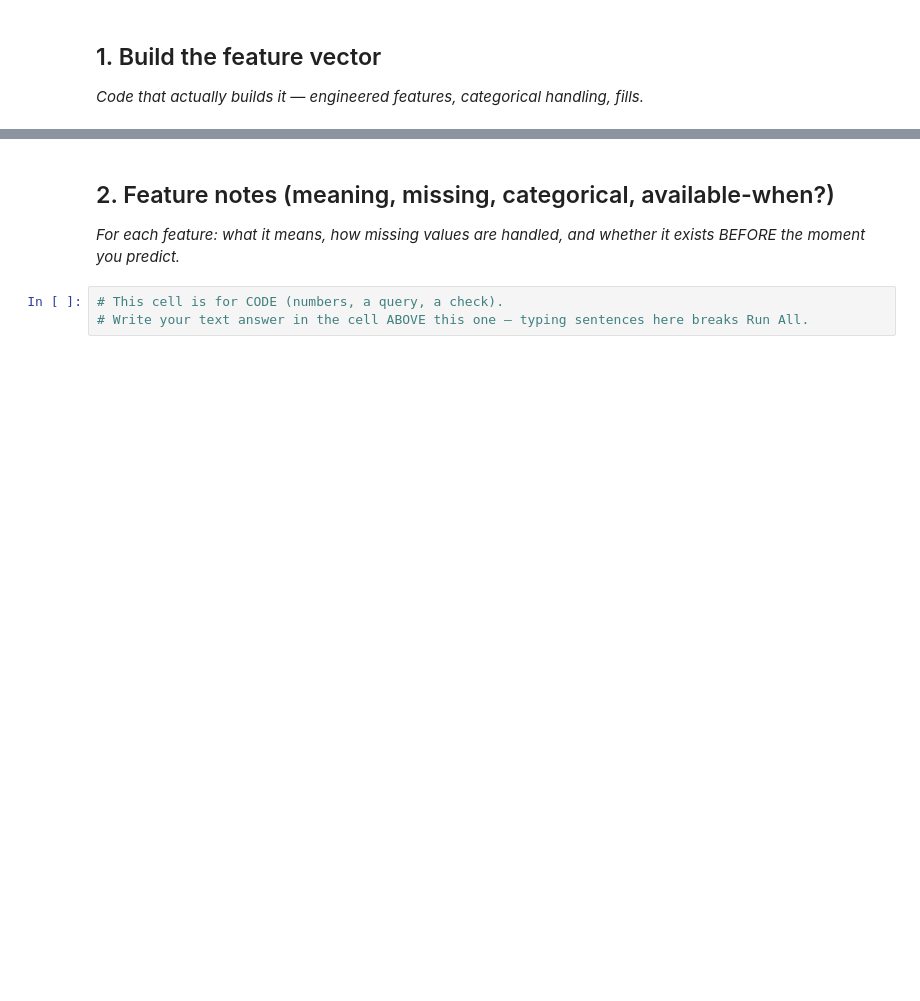
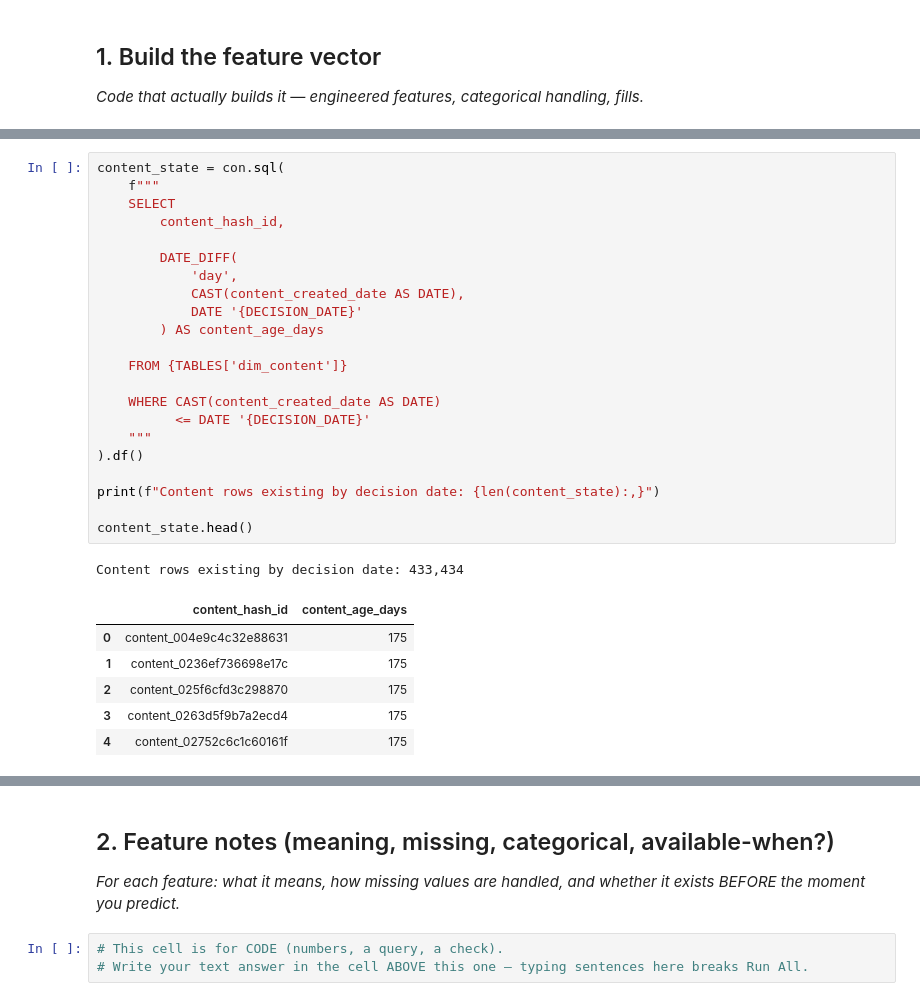
Before and after one commit to jawad-ahmed-developer/flyRank_Internship_Tasks, a Jupyter notebook: work/notebooks/w03_feature_leakage_check.ipynb, the cells around one changed output, grey strips where cells are left out. Cells and saved outputs as stored; diff of their text form; blank space fills up the shorter version.

```diff
--- a/work/notebooks/w03_feature_leakage_check.ipynb
+++ b/work/notebooks/w03_feature_leakage_check.ipynb
@@ -190,0 +188,30 @@ Candidate bindings: "content_created_date", "content_updated_date", "content_typ
+# %%
+content_state = con.sql(
+    f"""
+    SELECT
+        content_hash_id,
+
+        DATE_DIFF(
+            'day',
+            CAST(content_created_date AS DATE),
+            DATE '{DECISION_DATE}'
+        ) AS content_age_days
+
+    FROM {TABLES['dim_content']}
+
+    WHERE CAST(content_created_date AS DATE)
+          <= DATE '{DECISION_DATE}'
+    """
+).df()
+
+print(f"Content rows existing by decision date: {len(content_state):,}")
+
+content_state.head()
+# %% [output]
+Content rows existing by decision date: 433,434
+|  | content_hash_id | content_age_days |
+| 0 | content_004e9c4c32e88631 | 175 |
+| 1 | content_0236ef736698e17c | 175 |
+| 2 | content_025f6cfd3c298870 | 175 |
+| 3 | content_0263d5f9b7a2ecd4 | 175 |
+| 4 | content_02752c6c1c60161f | 175 |
```
Also changed, not shown: parts of 19 cells of this notebook.
